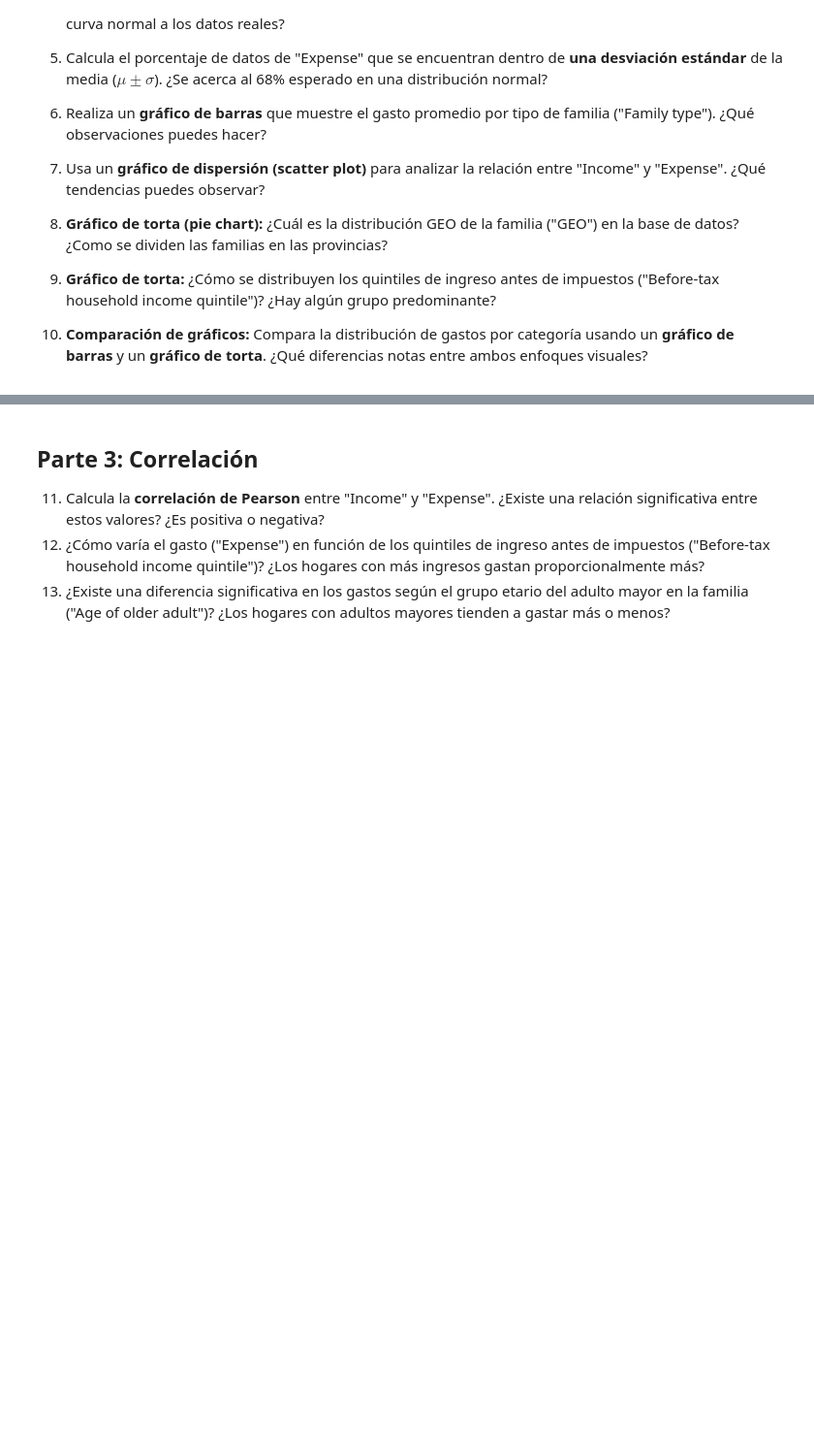
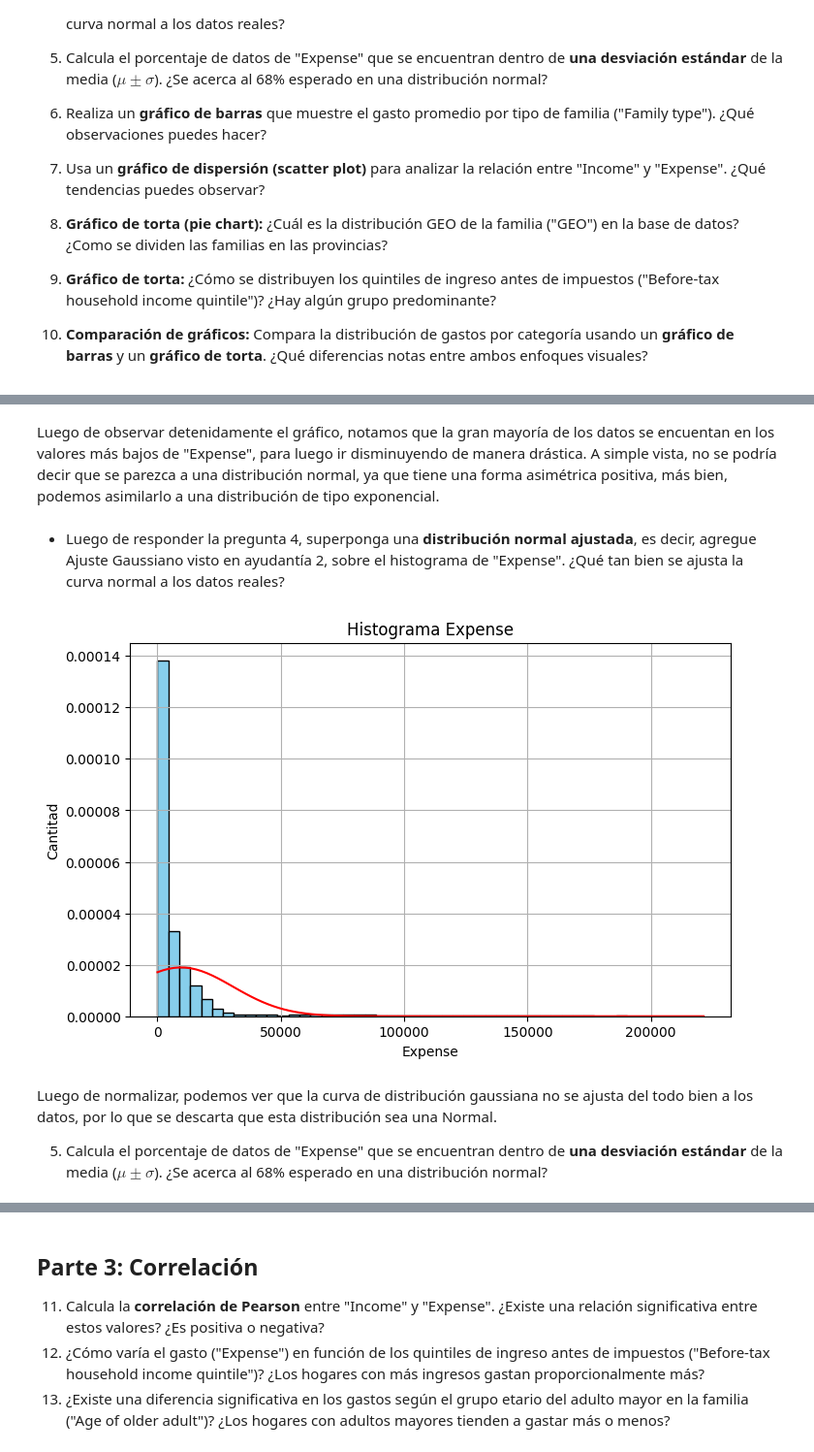
Before and after one commit to FelipeScanda/Mineria-de-Datos, a Jupyter notebook: Tarea 1/Tarea 1 Mineria de Datos, Felipe Scanda.ipynb, the cells around one changed output, grey strips where cells are left out. Shown at 97% size. Cells and saved outputs as stored; diff of their text form; code cells hidden in the pictures; blank space fills up the shorter version.

```diff
--- a/Tarea 1/Tarea 1 Mineria de Datos, Felipe Scanda.ipynb
+++ b/Tarea 1/Tarea 1 Mineria de Datos, Felipe Scanda.ipynb
@@ -304,0 +321,25 @@ Luego de utilizar las funciones de pandas, podemos ver que hay un total de 17 ti
+# %% [markdown]
+Luego de observar detenidamente el gráfico, notamos que la gran mayoría de los datos se encuentan en los valores más bajos de "Expense", para luego ir disminuyendo de manera drástica. A simple vista, no se podría decir que se parezca a una distribución normal, ya que tiene una forma asimétrica positiva, más bien, podemos asimilarlo a una distribución de tipo exponencial.
+# %% [markdown]
+- Luego de responder la pregunta 4, superponga una **distribución normal ajustada**, es decir, agregue Ajuste Gaussiano visto en ayudantía 2, sobre el histograma de "Expense". ¿Qué tan bien se ajusta la curva normal a los datos reales?
+# %%
+#Gráfico normalizado de la distribución de "Expense"
+plt.figure(figsize=(8, 5))
+df['Expense'].plot(kind='hist',density=True, bins=50, edgecolor='black', color='skyblue')
+
+#Ajuste Gaussiano
+mu, sigma = norm.fit(df['Expense'].dropna())
+x = np.linspace(df['Expense'].min(), df['Expense'].max(), 100)
+plt.plot(x, norm.pdf(x, mu, sigma), 'r-', label="Ajuste Gaussiano")
+
+plt.title('Histograma Expense')
+plt.xlabel('Expense')
+plt.ylabel('Cantitad')
+plt.grid(True)
+plt.show()
+# %% [output]
+[figure, added]
+# %% [markdown]
+Luego de normalizar, podemos ver que la curva de distribución gaussiana no se ajusta del todo bien a los datos, por lo que se descarta que esta distribución sea una Normal.
+
+5. Calcula el porcentaje de datos de "Expense" que se encuentran dentro de **una desviación estándar** de la media ($\mu \pm \sigma$). ¿Se acerca al 68% esperado en una distribución normal?
```
Also changed, not shown: parts of 4 cells of this notebook.
